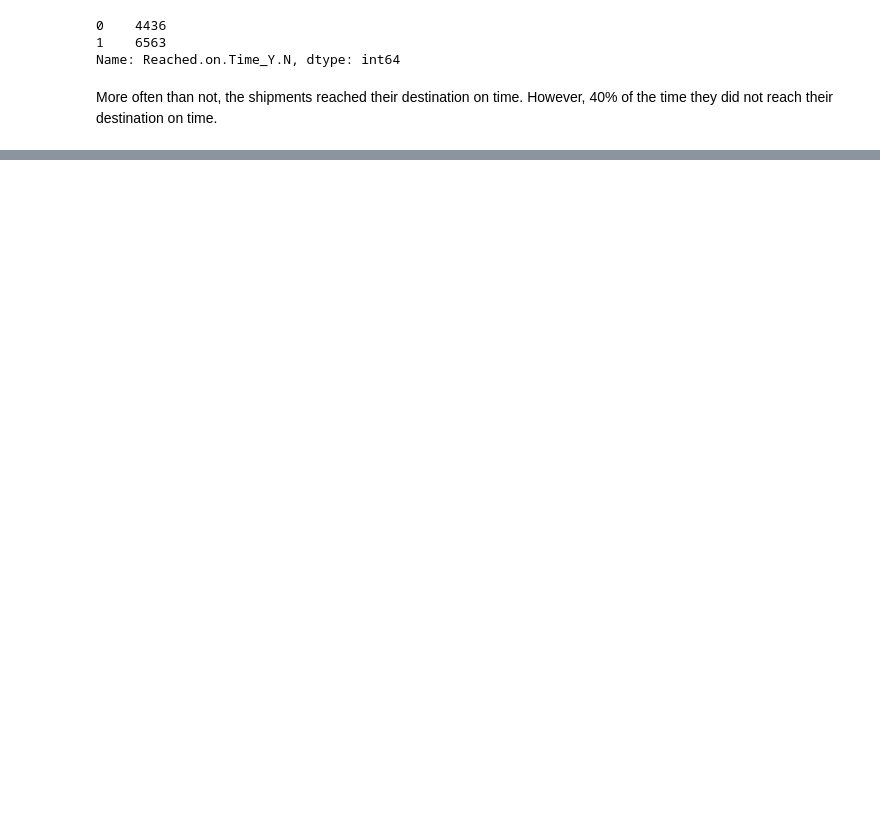
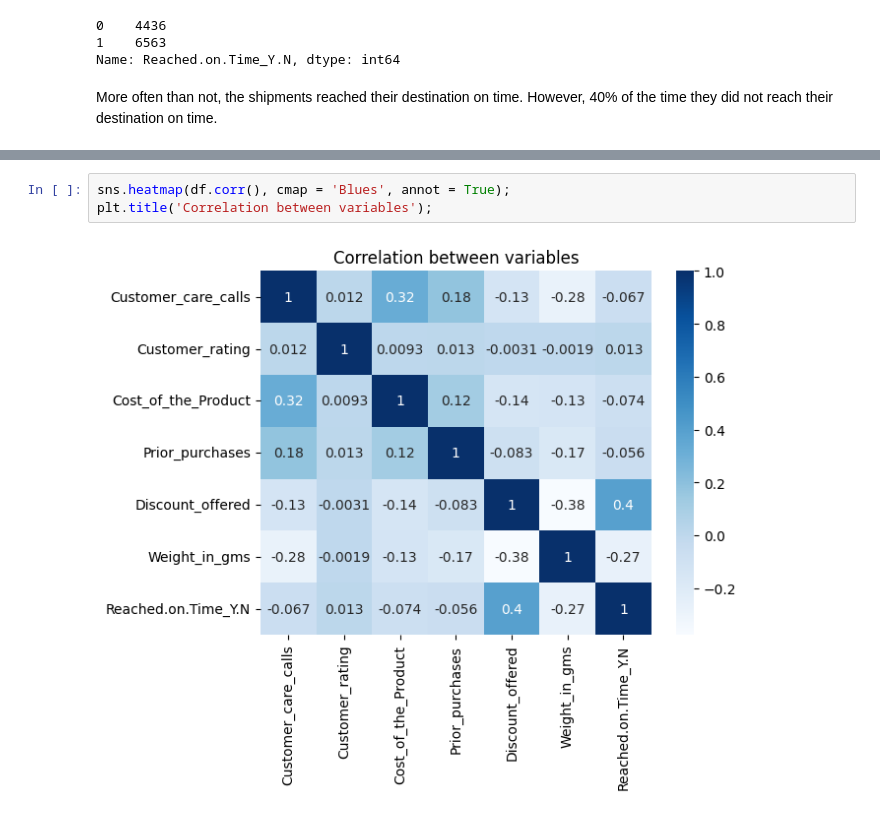
Before and after one commit to sharclark/Outlet_Sales, a Jupyter notebook: Ecom_Shipping_Project.ipynb, the cells around one changed output, grey strips where cells are left out. Saved outputs shown, nothing was run; the diff lists cells and outputs as text; blank space fills up the shorter version.

```diff
--- a/Ecom_Shipping_Project.ipynb
+++ b/Ecom_Shipping_Project.ipynb
@@ -404,0 +408,5 @@ More often than not, the shipments reached their destination on time. However, 4
+# %%
+sns.heatmap(df.corr(), cmap = 'Blues', annot = True);
+plt.title('Correlation between variables');
+# %% [output]
+[figure, added]
```
Also changed, not shown: parts of 24 cells of this notebook.
